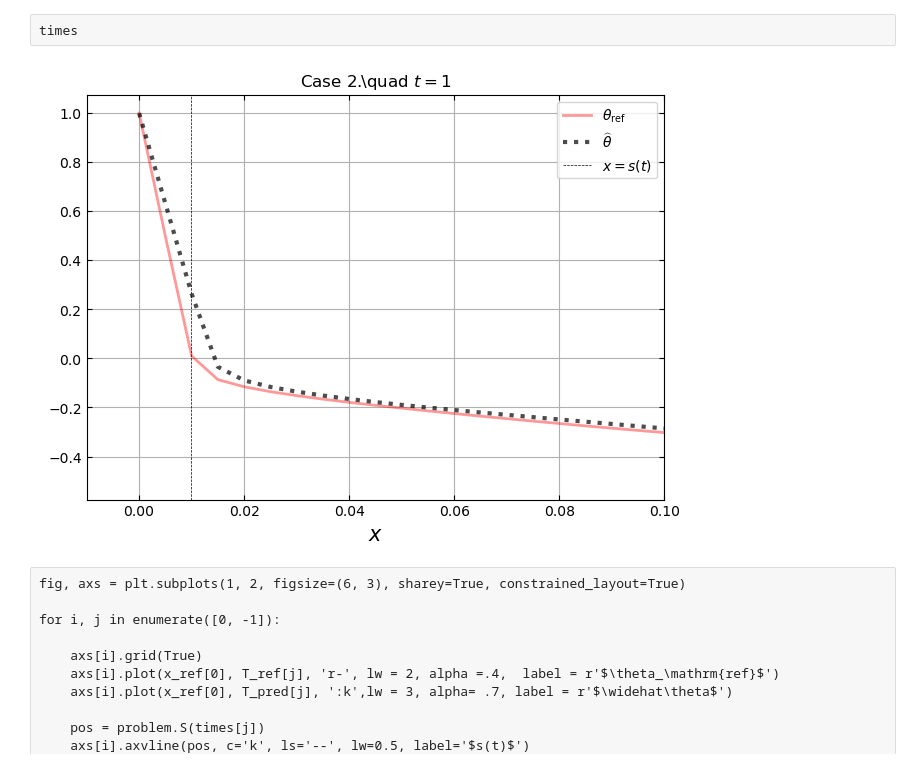
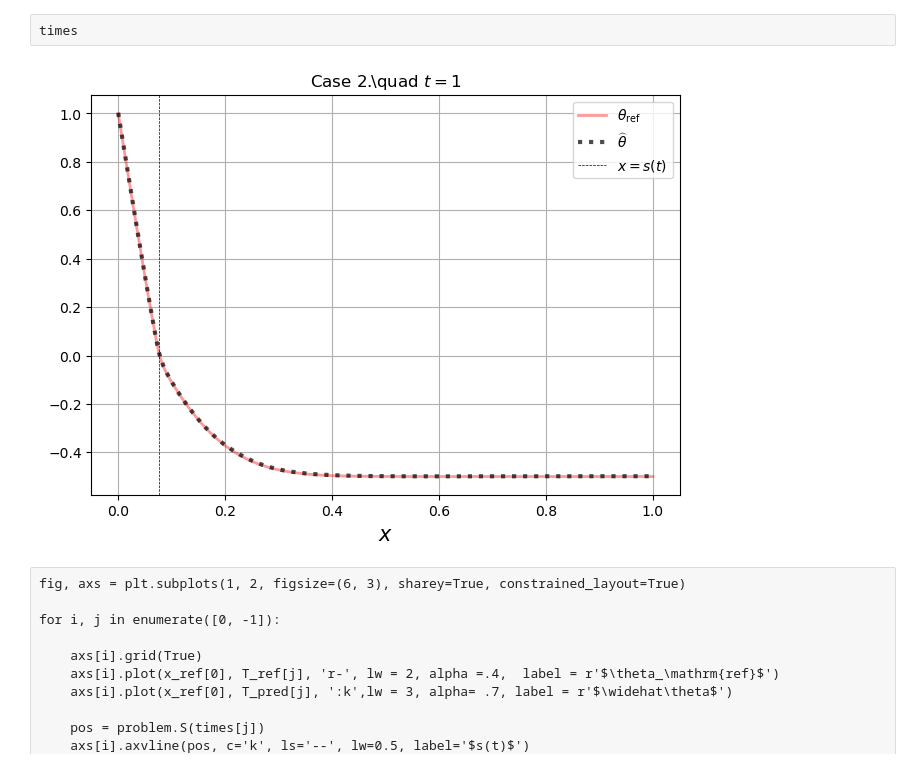
Before and after one commit to BMadir/The-Stefan-Problem, a Jupyter notebook: 1D.ipynb, the cells around one changed output. Cells and saved outputs as stored; diff of their text form; code cells hidden in the pictures.

```diff
--- a/1D.ipynb
+++ b/1D.ipynb
@@ -23,9 +25,3 @@ rc('ytick', direction='in', right=True)
-# %%
-import scienceplots
-plt.style.use(['science', 'ieee'])
-# %%
-savefile = "outputs_1D/"
-save = False
 # %% [markdown]
 ### Params
 # %% [raw]
@@ -53,8 +49,8 @@ delta = 0.05
 # %% [markdown]
 ### Ref. solution
 # %%
-file1 = '../Utilities/Ref/ref1D_0.5'
-file2 = '../Utilities/Ref/ref1D_0.005'
+file1 = './Utilities/Ref/ref1D_0.5'
+file2 = './Utilities/Ref/ref1D_0.005'
 validation_data1 = np.loadtxt(file1, delimiter=",")
 validation_data2 = np.loadtxt(file2, delimiter=",")
 # %% [raw]
@@ -515,5 +513,6 @@ plt.show()
 # %%
-T_pred =  model.evaluate(
+T_pred =  evaluate(
+    model,
     t_ref.reshape(-1, 1),
     x_ref.reshape(-1, 1)
 ).reshape(-1, nx)
@@ -524,29 +523,29 @@ times
 # %%
 fig, axs = plt.subplots(1, 1, constrained_layout=True)
 
 j = -1
 axs.grid(True)
 axs.plot(x_ref[0], T_ref[j], 'r-', lw = 2, alpha =.4,  label = r'$\theta_\mathrm{ref}$')
 axs.plot(x_ref[0], T_pred[j], ':k',lw = 3, alpha= .7, label = r'$\widehat\theta$')
 
 pos = problem.S(1.)
 axs.axvline(pos, c='k', ls='--', lw=0.5, label='$x = s(t)$')
 axs.set_title('Case 2.\quad $t = 1$')
 axs.set_xlabel('$x$', fontsize = 15)
-axs.set_xlim(-0.01, 0.1)
+#axs.set_xlim(-0.01, 0.1)
 axs.legend()
 
 #axs[1].set_ylim(-0.6, -0.25)
 #axs[1].set_xlim(-.1, 0.1)
 
 #axs[1].legend(bbox_to_anchor=(.9, -0.4), ncol=1, columnspacing = 6)
 #axs[1].set_xlim(-0.001, 0.03)
 if save:
-    plt.savefig(savefile + 'result_bis.pdf', bbox_inches = 'tight')
-    plt.savefig(savefile + 'result_bis.png', bbox_inches = 'tight')
+    plt.savefig(savedir + 'result_bis.pdf', bbox_inches = 'tight')
+    plt.savefig(savedir + 'result_bis.png', bbox_inches = 'tight')
 plt.show()
 # %% [output]
-[figure, old version]
+[figure, new version]
 # %% [raw]
 fig, axs = plt.subplots(1, 2, figsize=(6, 3), sharey=True, constrained_layout=True)
 
```
Also changed, not shown: parts of 13 cells of this notebook, 18 other files.
